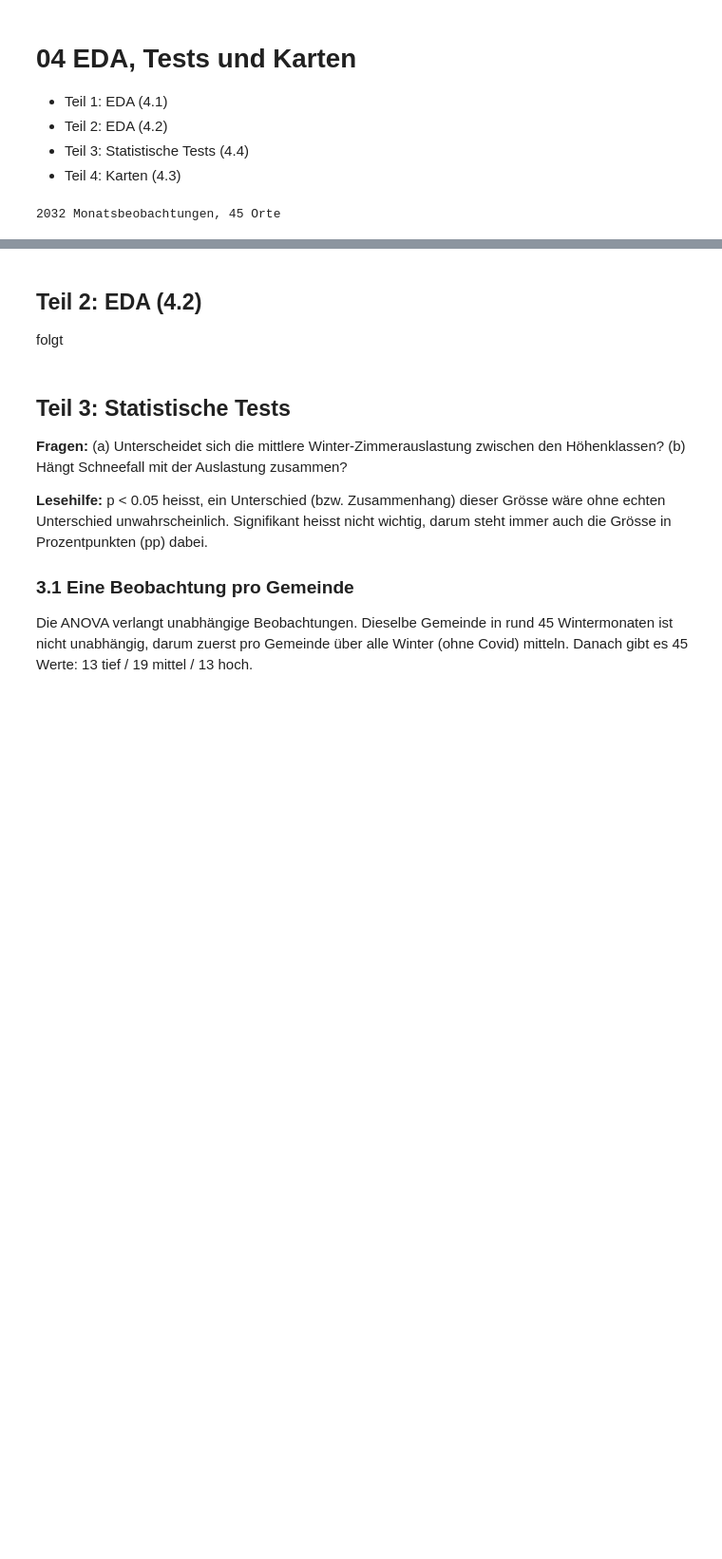
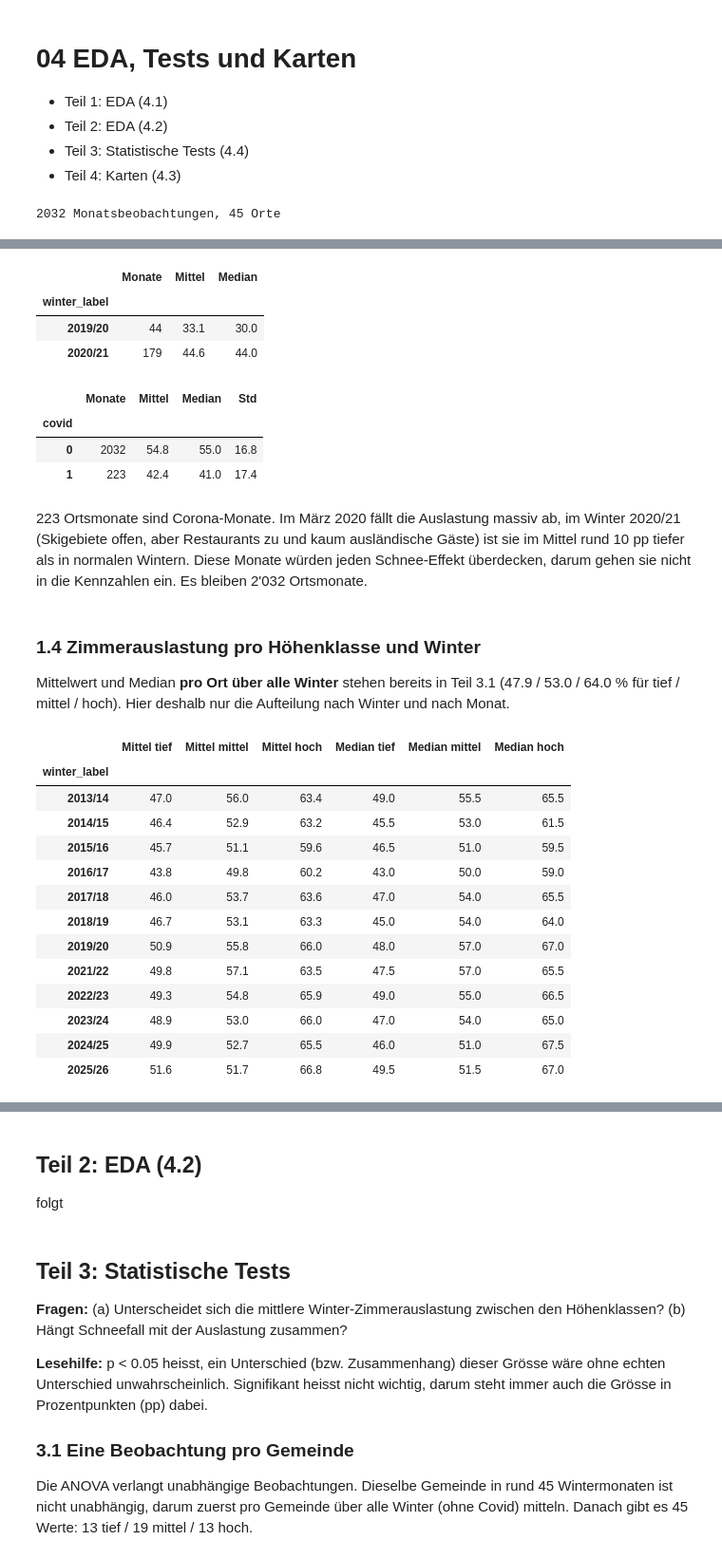
Before and after one commit to aakset/wintertourismus-schnee, a Jupyter notebook: notebooks/04_eda_tests_karte.ipynb, the cells around one changed output, grey strips where cells are left out. Shown at 95% size. Drawn from its saved outputs; the diff is of its cells as text; code cells hidden in the pictures; blank space fills up the shorter version.

```diff
--- a/notebooks/04_eda_tests_karte.ipynb
+++ b/notebooks/04_eda_tests_karte.ipynb
@@ -29,0 +164,43 @@ folgt
+# %%
+cov = (panel.groupby(["covid", "winter_label"])
+       .agg(Monate=("zimmerauslastung", "size"), Mittel=("zimmerauslastung", "mean"), Median=("zimmerauslastung", "median"))
+       .round(1))
+cov.loc[1]
+# %% [output]
+|  | Monate | Mittel | Median |
+| winter_label |  |  |  |
+| 2019/20 | 44 | 33.1 | 30.0 |
+| 2020/21 | 179 | 44.6 | 44.0 |
+# %%
+panel.groupby("covid")["zimmerauslastung"].agg(Monate="size", Mittel="mean", Median="median", Std="std").round(1)
+# %% [output]
+|  | Monate | Mittel | Median | Std |
+| covid |  |  |  |  |
+| 0 | 2032 | 54.8 | 55.0 | 16.8 |
+| 1 | 223 | 42.4 | 41.0 | 17.4 |
+# %% [markdown]
+223 Ortsmonate sind Corona-Monate. Im März 2020 fällt die Auslastung massiv ab, im Winter 2020/21 (Skigebiete offen, aber Restaurants zu und kaum ausländische Gäste) ist sie im Mittel rund 10 pp tiefer als in normalen Wintern. Diese Monate würden jeden Schnee-Effekt überdecken, darum gehen sie nicht in die Kennzahlen ein. Es bleiben 2'032 Ortsmonate.
+# %% [markdown]
+### 1.4 Zimmerauslastung pro Höhenklasse und Winter
+
+Mittelwert und Median **pro Ort über alle Winter** stehen bereits in Teil 3.1 (47.9 / 53.0 / 64.0 % für tief / mittel / hoch). Hier deshalb nur die Aufteilung nach Winter und nach Monat.
+# %%
+pro_winter = (d.groupby(["winter_label", "hoehenklasse"])["zimmerauslastung"]
+              .agg(["mean", "median"]).unstack("hoehenklasse").round(1))
+pro_winter.columns = [f"{'Mittel' if s == 'mean' else 'Median'} {k}" for s, k in pro_winter.columns]
+pro_winter[[f"{s} {k}" for s in ["Mittel", "Median"] for k in KLASSEN]]
+# %% [output]
+|  | Mittel tief | Mittel mittel | Mittel hoch | Median tief | Median mittel | Median hoch |
+| winter_label |  |  |  |  |  |  |
+| 2013/14 | 47.0 | 56.0 | 63.4 | 49.0 | 55.5 | 65.5 |
+| 2014/15 | 46.4 | 52.9 | 63.2 | 45.5 | 53.0 | 61.5 |
+| 2015/16 | 45.7 | 51.1 | 59.6 | 46.5 | 51.0 | 59.5 |
+| 2016/17 | 43.8 | 49.8 | 60.2 | 43.0 | 50.0 | 59.0 |
+| 2017/18 | 46.0 | 53.7 | 63.6 | 47.0 | 54.0 | 65.5 |
+| 2018/19 | 46.7 | 53.1 | 63.3 | 45.0 | 54.0 | 64.0 |
+| 2019/20 | 50.9 | 55.8 | 66.0 | 48.0 | 57.0 | 67.0 |
+| 2021/22 | 49.8 | 57.1 | 63.5 | 47.5 | 57.0 | 65.5 |
+| 2022/23 | 49.3 | 54.8 | 65.9 | 49.0 | 55.0 | 66.5 |
+| 2023/24 | 48.9 | 53.0 | 66.0 | 47.0 | 54.0 | 65.0 |
+| 2024/25 | 49.9 | 52.7 | 65.5 | 46.0 | 51.0 | 67.5 |
+| 2025/26 | 51.6 | 51.7 | 66.8 | 49.5 | 51.5 | 67.0 |
```
Also changed, not shown: parts of 36 cells of this notebook, 6 other files.
